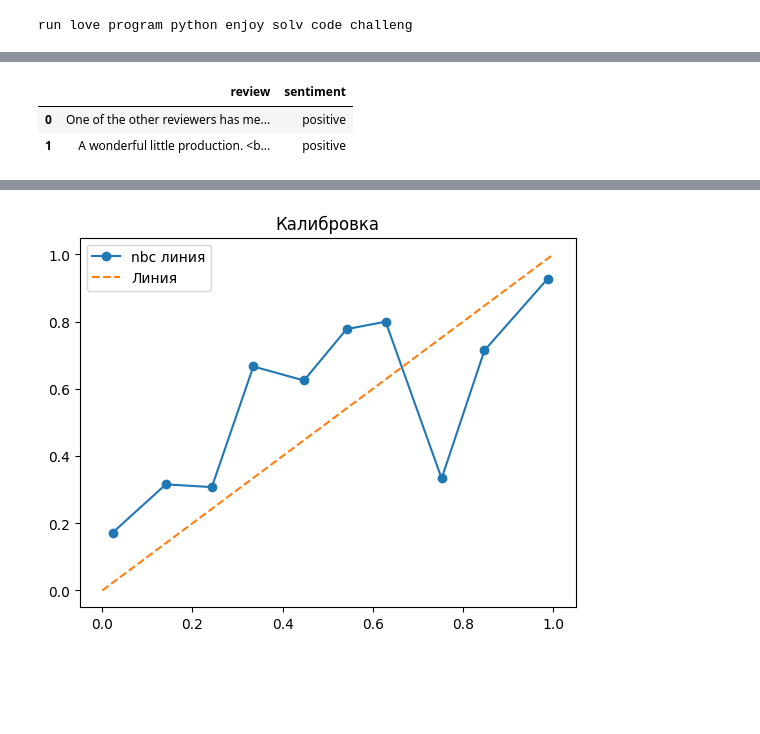
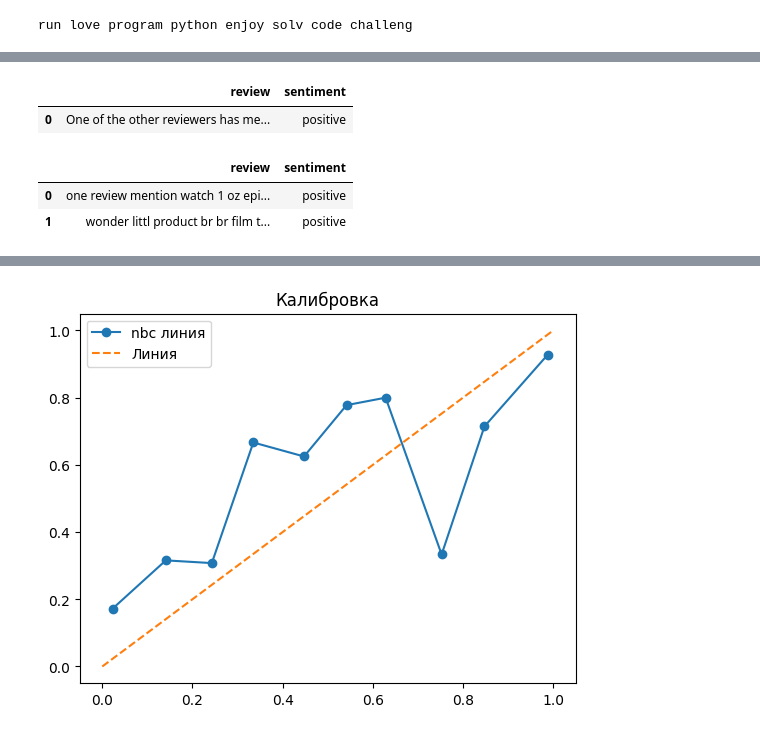
Before and after one commit to FuturisticLover123/labs, a Jupyter notebook: lab8/solution.ipynb, the cells around one changed output, grey strips where cells are left out. Cells and saved outputs as stored; diff of their text form; code cells hidden in the pictures; blank space fills up the shorter version.

```diff
--- a/lab8/solution.ipynb
+++ b/lab8/solution.ipynb
@@ -223,11 +232,10 @@ Archive:  /content/sample_data/lab8/imdb-dataset-of-50k-movie-reviews.zip
 # %%
-data = pd.read_csv("/content/sample_data/lab8/IMDB Dataset.csv", encoding="ISO-8859-1")
+data = pd.read_csv("/content/sample_data/lab8/IMDB Dataset.csv", encoding="UTF-8")
 # %%
-data.head(2)
+data.head(1)
 # %% [output]
 |  | review | sentiment |
 | 0 | One of the other reviewers has me... | positive |
-| 1 | A wonderful little production. <b... | positive |
 # %%
 data['review'] = data['review'].apply(preprocess_text)
 # %%
@@ -237,3 +245,9 @@ data = pd.read_csv("/content/sample_data/lab8/films.csv")
+# %%
+data.head(2)
+# %% [output]
+|  | review | sentiment |
+| 0 | one review mention watch 1 oz epi... | positive |
+| 1 | wonder littl product br br film t... | positive |
 # %%
 x = data['review'].values
 y = data['sentiment'].map({ 'negative' : 0, 'positive':1 }).values
```
Also changed, not shown: parts of 24 cells of this notebook.
